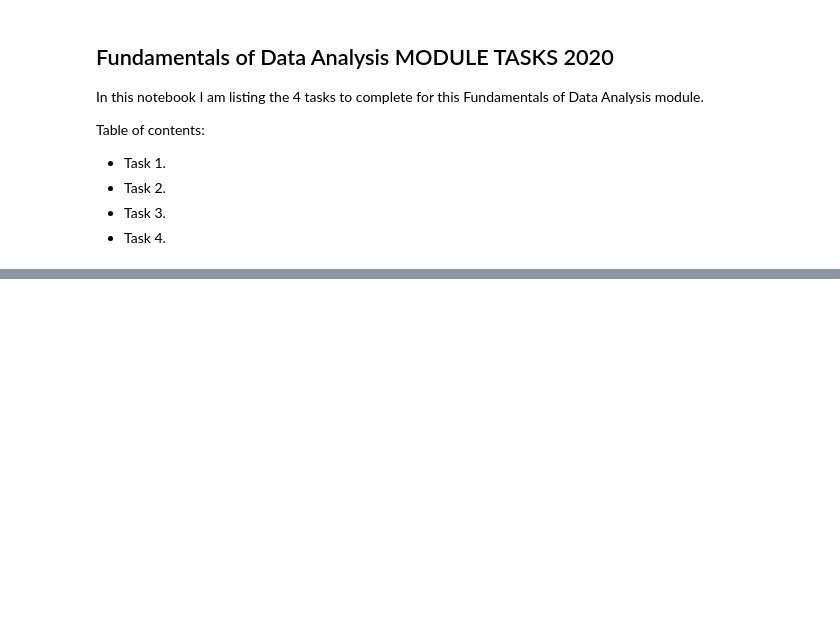
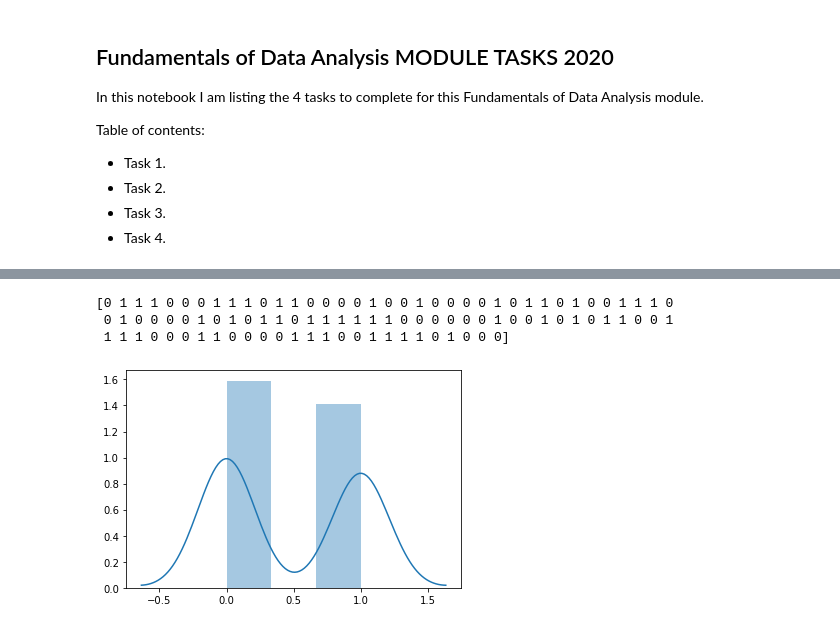
Before and after one commit to Ainara12/Fundamentals-DataAnalysis-tasks, a Jupyter notebook: Counts-Tasks-.ipynb, the cells around one changed output, grey strips where cells are left out. Cells and saved outputs as stored; diff of their text form; code cells hidden in the pictures; blank space fills up the shorter version.

```diff
--- a/Counts-Tasks-.ipynb
+++ b/Counts-Tasks-.ipynb
@@ -112,0 +132,26 @@ for k in sorted(d.keys()):
+# %%
+#First I create a function to flip a coin once, tested 100 times considering 1 is
+#head( represented as 1 for success) and  tail(represented as 0) , p is 0.5 for each option :
+
+import matplotlib.pyplot as plt
+import seaborn as sns
+
+n=1
+p=0.5
+
+np.random.seed(42)
+coin = np.random.binomial(n, p, 100)
+# result of flipping a a coin ince tested 100 times
+
+print (coin)
+
+#Lets plot this probability:
+
+sns.distplot(coin)
+
+plt.show()
+# %% [output]
+[0 1 1 1 0 0 0 1 1 1 0 1 1 0 0 0 0 1 0 0 1 0 0 0 0 1 0 1 1 0 1 0 0 1 1 1 0
+ 0 1 0 0 0 0 1 0 1 0 1 1 0 1 1 1 1 1 1 0 0 0 0 0 0 1 0 0 1 0 1 0 1 1 0 0 1
+ 1 1 1 0 0 0 1 1 0 0 0 0 1 1 1 0 0 1 1 1 1 0 1 0 0 0]
+[figure, added]
```
Also changed, not shown: parts of 8 cells of this notebook.
